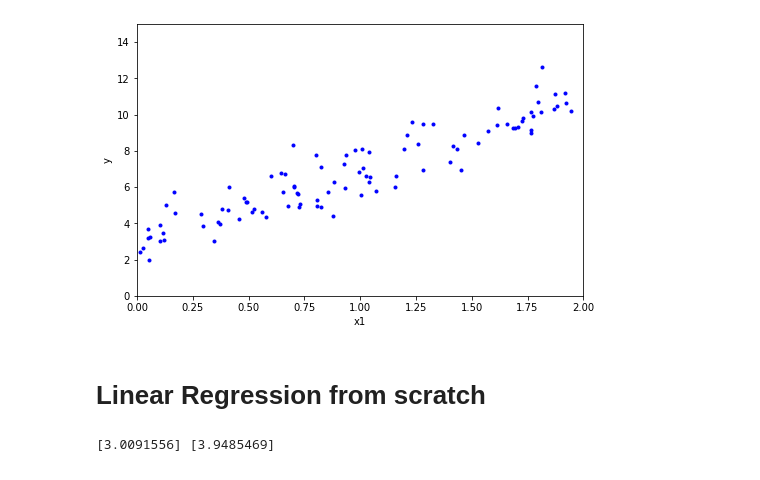
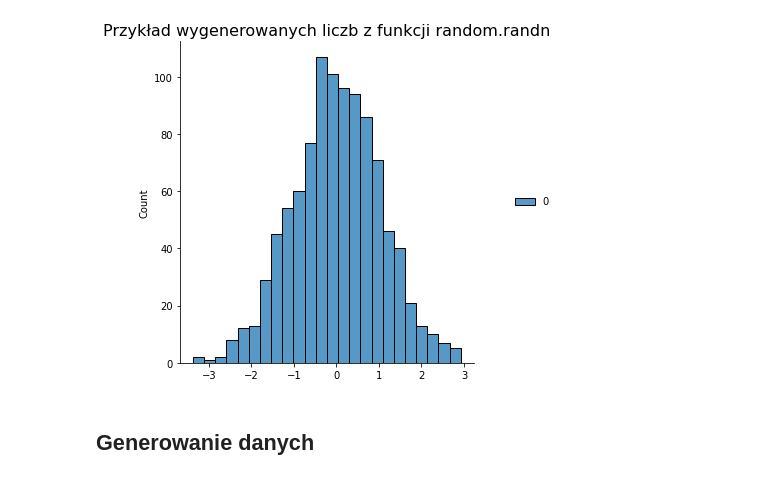
Before and after one commit to jedrzejd/Machine_Learning_Algorithms, a Jupyter notebook: Linear_Regression.ipynb, the cells around one changed output. Cells and saved outputs as stored; diff of their text form; code cells hidden in the pictures.

```diff
--- a/Linear_Regression.ipynb
+++ b/Linear_Regression.ipynb
@@ -12,30 +44,11 @@ def get_y(X):
+# %%
+sns.displot(np.random.randn(1000, 1))
+plt.title('Przykład wygenerowanych liczb z funkcji random.randn', size=16)
+plt.show();
+# %% [output]
+[figure, added]
+# %% [markdown]
+## Generowanie danych
 # %%
 X = get_X()
 y = get_y(X)
-# %%
-plt.figure(figsize=(8, 5))
-plt.xlabel('x1')
-plt.ylabel('y')
-plt.plot(X, y, 'b.')
-plt.axis([0, 2, 0, 15])
-plt.show()
-# %% [output]
-[figure, removed]
-# %% [markdown]
-# Linear Regression from scratch
-# %%
-X_mean = np.mean(X)
-y_mean = np.mean(y)
-n = len(X)
-numerator = 0
-denominator = 0
-
-for i in range(n):
-    numerator += (X[i] - X_mean) * (y[i] - y_mean)
-    denominator += (X[i] - X_mean) ** 2
-
-b1 = numerator / denominator
-b0 = y_mean - (b1 * X_mean)
-print(b0, b1)
-# %% [output]
-[3.0091556] [3.9485469]
```
Also changed, not shown: parts of 53 cells of this notebook.
